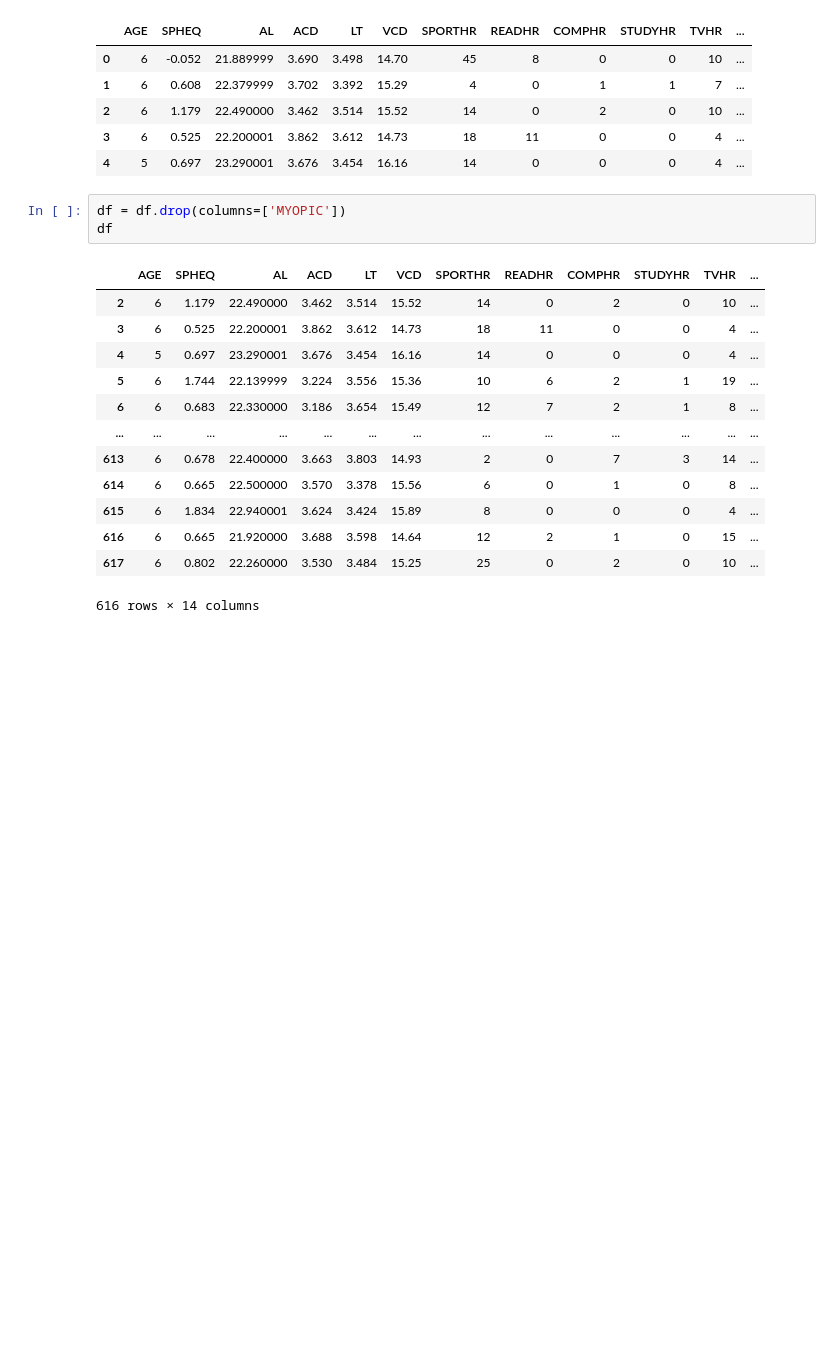
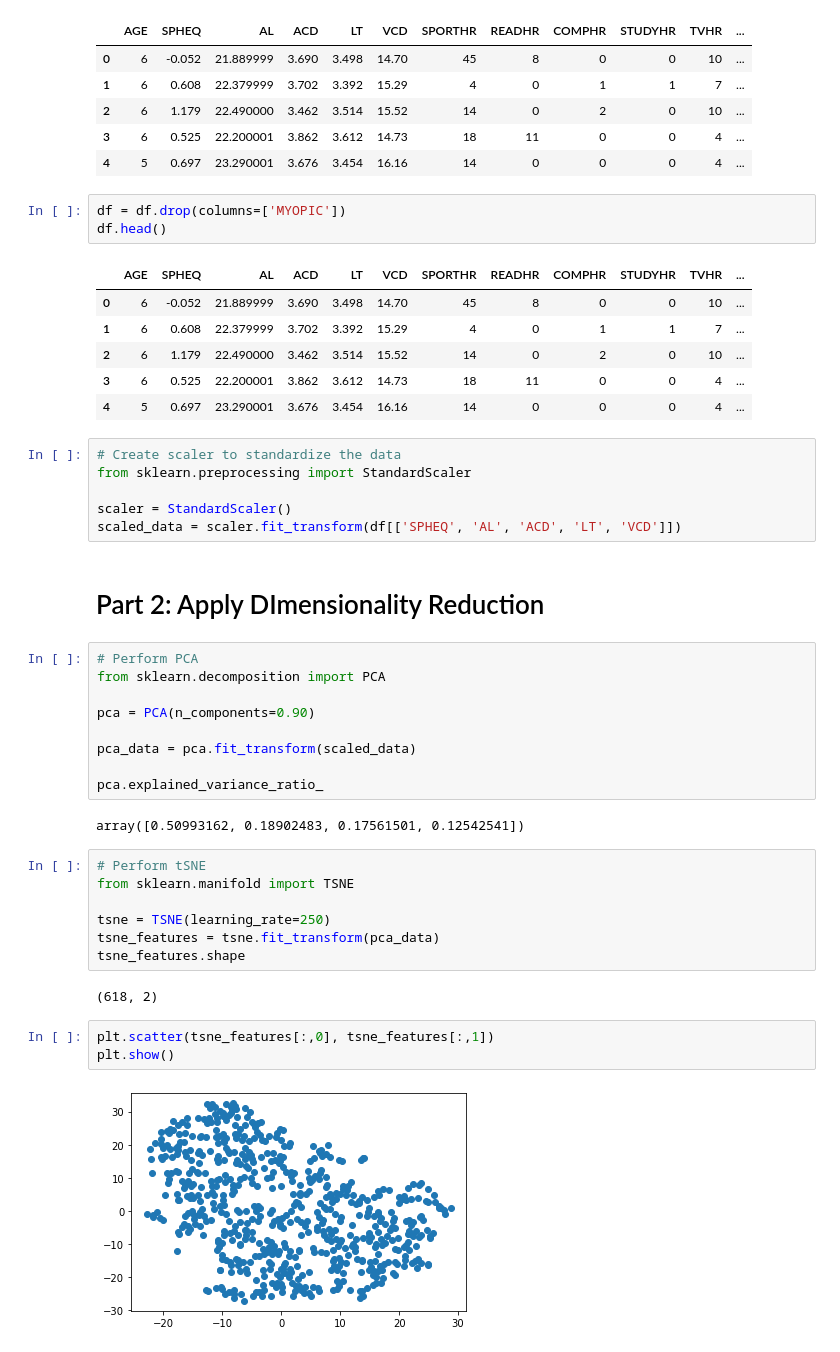
Before and after one commit to RothK215/unsupervised-machine-learning-challenge, a Jupyter notebook: coding.ipynb, the cells around one changed output. Saved outputs shown, nothing was run; the diff lists cells and outputs as text; blank space fills up the shorter version.

```diff
--- a/coding.ipynb
+++ b/coding.ipynb
@@ -13,18 +16,44 @@ df.head()
 | 4 | 5 | 0.697 | 23.290001 | 3.676 | 3.454 | 16.16 | 14 | 0 | 0 | 0 | 4 | ... |
 # %%
 df = df.drop(columns=['MYOPIC'])
-df
+df.head()
 # %% [output]
 |  | AGE | SPHEQ | AL | ACD | LT | VCD | SPORTHR | READHR | COMPHR | STUDYHR | TVHR | ... |
+| 0 | 6 | -0.052 | 21.889999 | 3.690 | 3.498 | 14.70 | 45 | 8 | 0 | 0 | 10 | ... |
+| 1 | 6 | 0.608 | 22.379999 | 3.702 | 3.392 | 15.29 | 4 | 0 | 1 | 1 | 7 | ... |
 | 2 | 6 | 1.179 | 22.490000 | 3.462 | 3.514 | 15.52 | 14 | 0 | 2 | 0 | 10 | ... |
 | 3 | 6 | 0.525 | 22.200001 | 3.862 | 3.612 | 14.73 | 18 | 11 | 0 | 0 | 4 | ... |
 | 4 | 5 | 0.697 | 23.290001 | 3.676 | 3.454 | 16.16 | 14 | 0 | 0 | 0 | 4 | ... |
-| 5 | 6 | 1.744 | 22.139999 | 3.224 | 3.556 | 15.36 | 10 | 6 | 2 | 1 | 19 | ... |
-| 6 | 6 | 0.683 | 22.330000 | 3.186 | 3.654 | 15.49 | 12 | 7 | 2 | 1 | 8 | ... |
-| ... | ... | ... | ... | ... | ... | ... | ... | ... | ... | ... | ... | ... |
-| 613 | 6 | 0.678 | 22.400000 | 3.663 | 3.803 | 14.93 | 2 | 0 | 7 | 3 | 14 | ... |
-| 614 | 6 | 0.665 | 22.500000 | 3.570 | 3.378 | 15.56 | 6 | 0 | 1 | 0 | 8 | ... |
-| 615 | 6 | 1.834 | 22.940001 | 3.624 | 3.424 | 15.89 | 8 | 0 | 0 | 0 | 4 | ... |
-| 616 | 6 | 0.665 | 21.920000 | 3.688 | 3.598 | 14.64 | 12 | 2 | 1 | 0 | 15 | ... |
-| 617 | 6 | 0.802 | 22.260000 | 3.530 | 3.484 | 15.25 | 25 | 0 | 2 | 0 | 10 | ... |
-616 rows × 14 columns
+# %%
+# Create scaler to standardize the data
+from sklearn.preprocessing import StandardScaler
+
+scaler = StandardScaler()
+scaled_data = scaler.fit_transform(df[['SPHEQ', 'AL', 'ACD', 'LT', 'VCD']])
+# %% [markdown]
+# Part 2:  Apply DImensionality Reduction
+# %%
+# Perform PCA
+from sklearn.decomposition import PCA
+
+pca = PCA(n_components=0.90)
+
+pca_data = pca.fit_transform(scaled_data)
+
+pca.explained_variance_ratio_
+# %% [output]
+array([0.50993162, 0.18902483, 0.17561501, 0.12542541])
+# %%
+# Perform tSNE
+from sklearn.manifold import TSNE
+
+tsne = TSNE(learning_rate=250)
+tsne_features = tsne.fit_transform(pca_data)
+tsne_features.shape
+# %% [output]
+(618, 2)
+# %%
+plt.scatter(tsne_features[:,0], tsne_features[:,1])
+plt.show()
+# %% [output]
+[figure, added]
```
Also changed, not shown: parts of 5 cells of this notebook.
